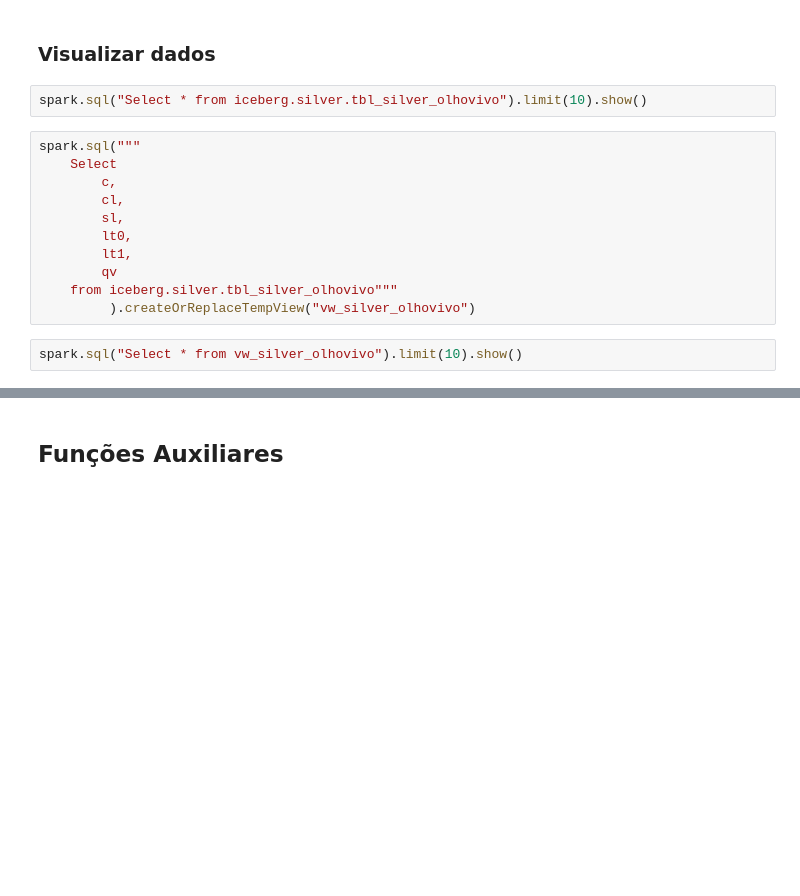
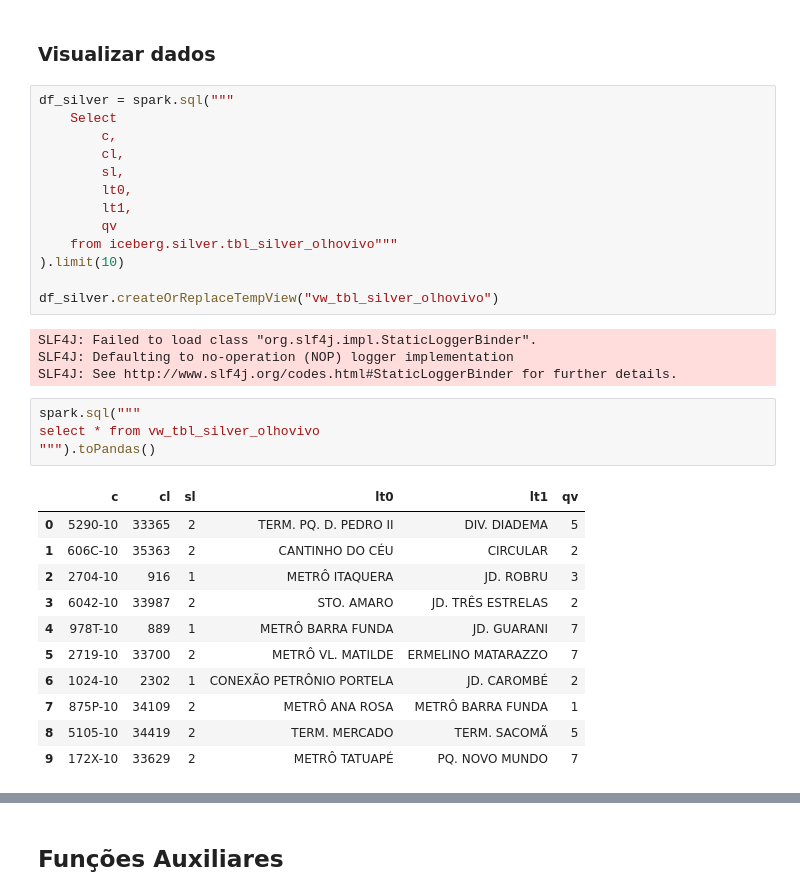
Before and after one commit to GilvanS/spark-iceberg-hive, a Jupyter notebook: notebook/Projects/bus/gen_ai/Chatbot_RAG_v2.ipynb, the cells around one changed output, grey strips where cells are left out. Drawn from its saved outputs; the diff is of its cells as text; blank space fills up the shorter version.

```diff
--- a/notebook/Projects/bus/gen_ai/Chatbot_RAG_v2.ipynb
+++ b/notebook/Projects/bus/gen_ai/Chatbot_RAG_v2.ipynb
@@ -23,10 +23,8 @@ import os
 from dotenv import load_dotenv
 # %% [markdown]
 ### Visualizar dados
-# %%
-spark.sql("Select * from iceberg.silver.tbl_silver_olhovivo").limit(10).show()
 # %%
-spark.sql("""
+df_silver = spark.sql("""
     Select
         c,
         cl,
@@ -35,6 +33,26 @@ spark.sql("""
         lt1,
         qv
     from iceberg.silver.tbl_silver_olhovivo"""
-         ).createOrReplaceTempView("vw_silver_olhovivo")
+).limit(10)
+
+df_silver.createOrReplaceTempView("vw_tbl_silver_olhovivo")
+# %% [output]
+SLF4J: Failed to load class "org.slf4j.impl.StaticLoggerBinder".
+SLF4J: Defaulting to no-operation (NOP) logger implementation
+SLF4J: See http://www.slf4j.org/codes.html#StaticLoggerBinder for further details.
-# %%
-spark.sql("Select * from vw_silver_olhovivo").limit(10).show()
+# %%
+spark.sql("""
+select * from vw_tbl_silver_olhovivo
+""").toPandas()
+# %% [output]
+|  | c | cl | sl | lt0 | lt1 | qv |
+| 0 | 5290-10 | 33365 | 2 | TERM. PQ. D. PEDRO II | DIV. DIADEMA | 5 |
+| 1 | 606C-10 | 35363 | 2 | CANTINHO DO CÉU | CIRCULAR | 2 |
+| 2 | 2704-10 | 916 | 1 | METRÔ ITAQUERA | JD. ROBRU | 3 |
+| 3 | 6042-10 | 33987 | 2 | STO. AMARO | JD. TRÊS ESTRELAS | 2 |
+| 4 | 978T-10 | 889 | 1 | METRÔ BARRA FUNDA | JD. GUARANI | 7 |
+| 5 | 2719-10 | 33700 | 2 | METRÔ VL. MATILDE | ERMELINO MATARAZZO | 7 |
+| 6 | 1024-10 | 2302 | 1 | CONEXÃO PETRÔNIO PORTELA | JD. CAROMBÉ | 2 |
+| 7 | 875P-10 | 34109 | 2 | METRÔ ANA ROSA | METRÔ BARRA FUNDA | 1 |
+| 8 | 5105-10 | 34419 | 2 | TERM. MERCADO | TERM. SACOMÃ | 5 |
+| 9 | 172X-10 | 33629 | 2 | METRÔ TATUAPÉ | PQ. NOVO MUNDO | 7 |
```
Also changed, not shown: parts of 7 cells of this notebook, 2 other files.
